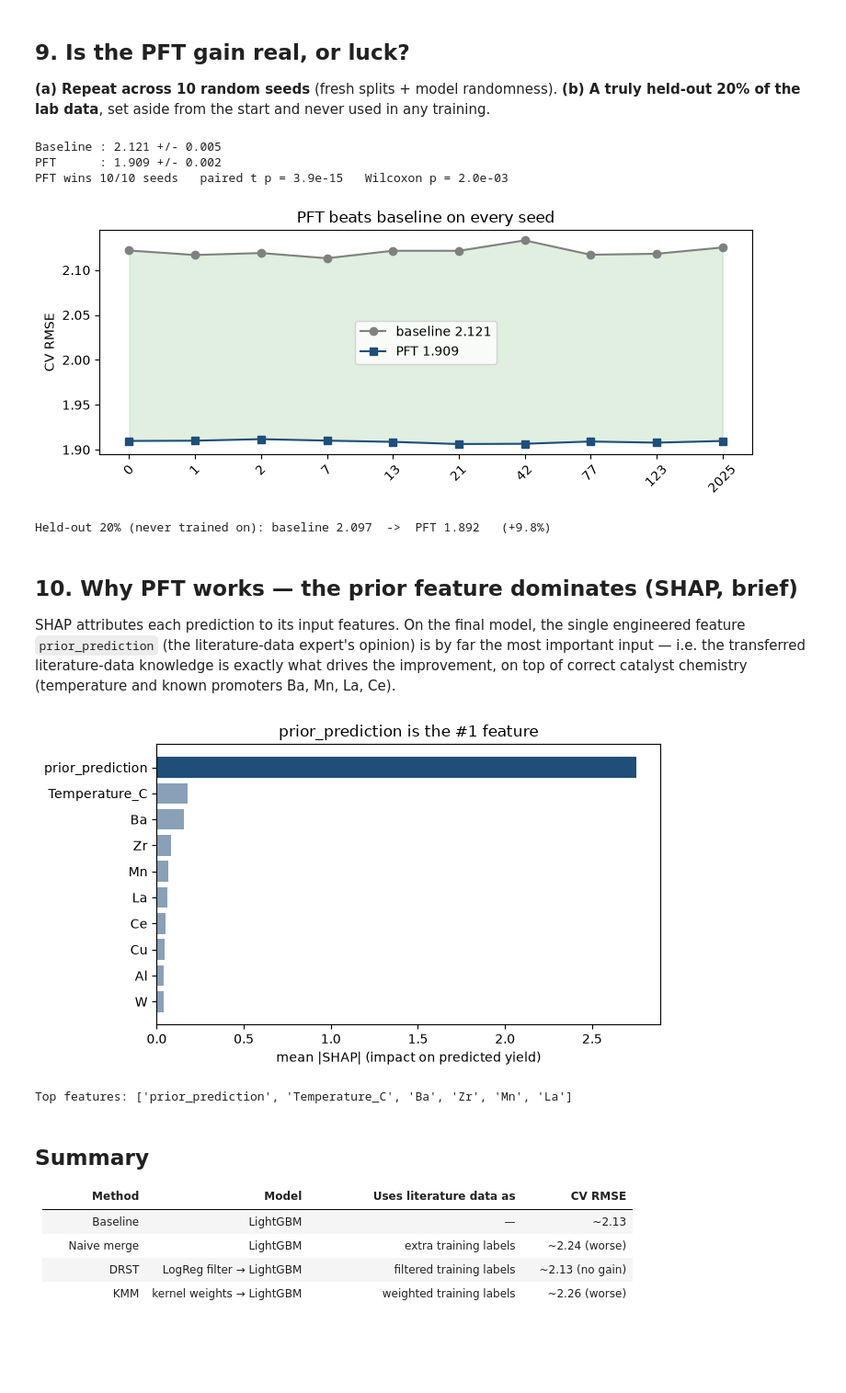
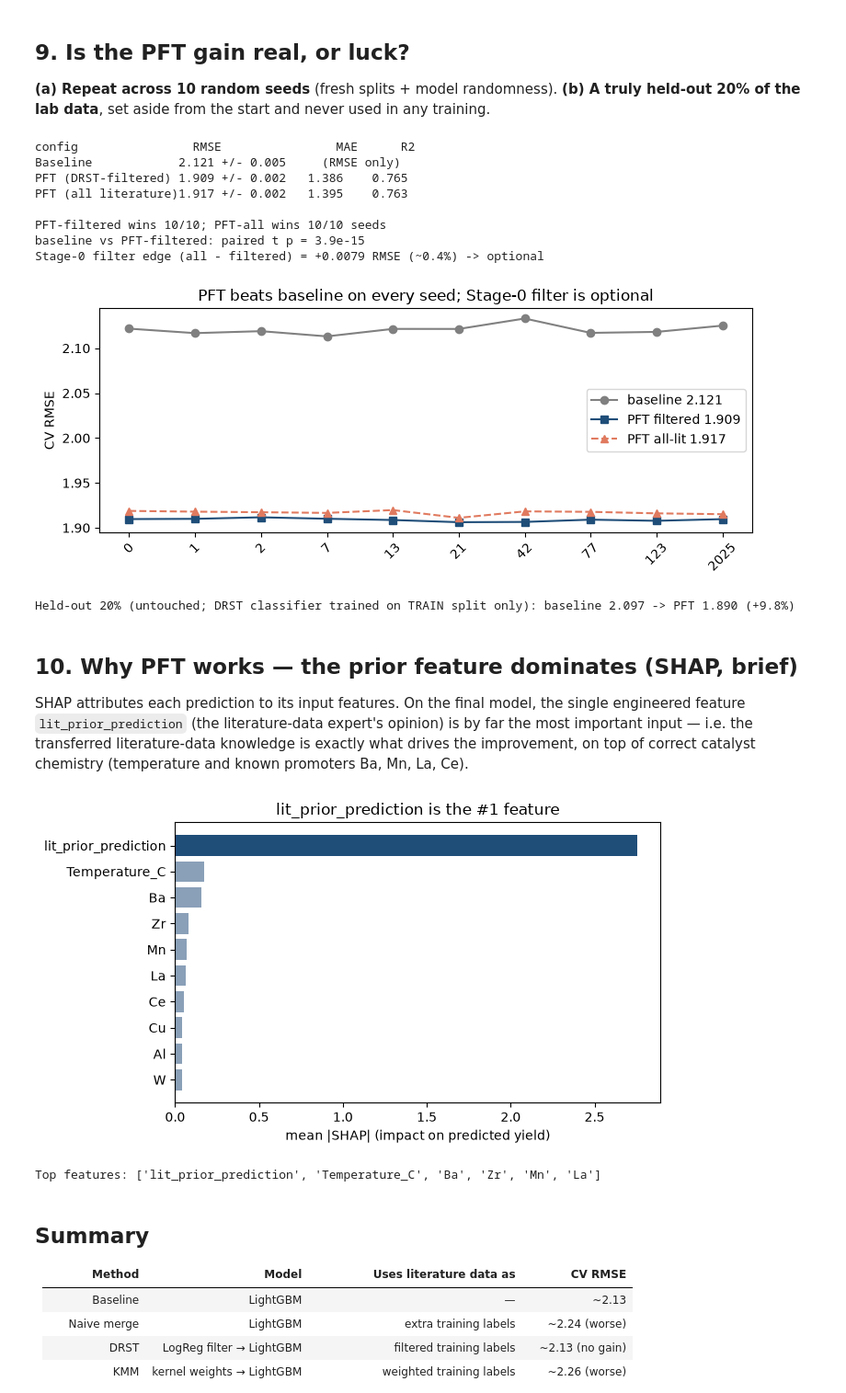
Before and after one commit to ParthN9i4/OCM-Dataset-JAIST, a Jupyter notebook: ocm_methodology.ipynb, the cells around one changed output. Shown at 92% size. Saved outputs shown, nothing was run; the diff lists cells and outputs as text; code cells hidden in the pictures; blank space fills up the shorter version.

```diff
--- a/ocm_methodology.ipynb
+++ b/ocm_methodology.ipynb
@@ -220,61 +223,88 @@ print(pd.DataFrame({'method': names, 'CV RMSE': [round(v,3) for v in vals],
 **(a) Repeat across 10 random seeds** (fresh splits + model randomness). **(b) A truly held-out 20% of the
 lab data**, set aside from the start and never used in any training.
 # %%
+from sklearn.metrics import mean_absolute_error, r2_score
+def pft_eval(seed, use_filter=True, cv=5):
+    if use_filter: m = p_lab_lit >= 0.30; Xlp, ylp = X_lit_sc[m], y_lit[m]
+    else:          Xlp, ylp = X_lit_sc, y_lit
+    kf = KFold(cv, shuffle=True, random_state=seed); rm, ma, rs = [], [], []
+    for tr, va in kf.split(X_lab_sc):
+        ypre = quantile_normalize_y(ylp, y_lab[tr])
+        pre = xgb.XGBRegressor(**xgb_params(seed)).fit(np.vstack([Xlp, X_lab_sc[tr]]), np.concatenate([ypre, y_lab[tr]]))
+        fin = lgb.LGBMRegressor(**lgb_params(seed)).fit(np.hstack([X_lab_sc[tr], pre.predict(X_lab_sc[tr]).reshape(-1,1)]), y_lab[tr])
+        yp = fin.predict(np.hstack([X_lab_sc[va], pre.predict(X_lab_sc[va]).reshape(-1,1)]))
+        rm.append(np.sqrt(mean_squared_error(y_lab[va], yp))); ma.append(mean_absolute_error(y_lab[va], yp)); rs.append(r2_score(y_lab[va], yp))
+    return np.mean(rm), np.mean(ma), np.mean(rs)
+
 SEEDS = [0, 1, 2, 7, 13, 21, 42, 77, 123, 2025]
-b_arr, p_arr = [], []
+b_arr, pf, pa = [], [], []
 for s in SEEDS:
-    b_arr.append(evaluate_cv_ours(seed=s)); p_arr.append(two_stage_pft(seed=s))
-b_arr, p_arr = np.array(b_arr), np.array(p_arr)
-print(f"Baseline : {b_arr.mean():.3f} +/- {b_arr.std(ddof=1):.3f}")
-print(f"PFT      : {p_arr.mean():.3f} +/- {p_arr.std(ddof=1):.3f}")
-print(f"PFT wins {(p_arr < b_arr).sum()}/{len(SEEDS)} seeds   paired t p = {ttest_rel(b_arr, p_arr)[1]:.1e}   Wilcoxon p = {wilcoxon(b_arr, p_arr)[1]:.1e}")
-plt.figure(figsize=(8, 3.4))
-x = np.arange(len(SEEDS))
+    b_arr.append(evaluate_cv_ours(seed=s)); pf.append(pft_eval(s, True)); pa.append(pft_eval(s, False))
+b_arr = np.array(b_arr); pf = np.array(pf); pa = np.array(pa)
+print("config                RMSE                MAE      R2")
+print(f"Baseline            {b_arr.mean():.3f} +/- {b_arr.std(ddof=1):.3f}     (RMSE only)")
+print(f"PFT (DRST-filtered) {pf[:,0].mean():.3f} +/- {pf[:,0].std(ddof=1):.3f}   {pf[:,1].mean():.3f}    {pf[:,2].mean():.3f}")
+print(f"PFT (all literature){pa[:,0].mean():.3f} +/- {pa[:,0].std(ddof=1):.3f}   {pa[:,1].mean():.3f}    {pa[:,2].mean():.3f}")
+print(f"\nPFT-filtered wins {(pf[:,0]<b_arr).sum()}/{len(SEEDS)}; PFT-all wins {(pa[:,0]<b_arr).sum()}/{len(SEEDS)} seeds")
+print(f"baseline vs PFT-filtered: paired t p = {ttest_rel(b_arr, pf[:,0])[1]:.1e}")
+print(f"Stage-0 filter edge (all - filtered) = {pa[:,0].mean()-pf[:,0].mean():+.4f} RMSE (~{100*(pa[:,0].mean()-pf[:,0].mean())/pf[:,0].mean():.1f}%) -> optional")
+plt.figure(figsize=(8, 3.4)); x = np.arange(len(SEEDS))
 plt.plot(x, b_arr, 'o-', color='gray', label=f'baseline {b_arr.mean():.3f}')
-plt.plot(x, p_arr, 's-', color='#1f4e79', label=f'PFT {p_arr.mean():.3f}')
-plt.fill_between(x, b_arr, p_arr, where=p_arr < b_arr, color='green', alpha=.12)
-plt.xticks(x, SEEDS, rotation=45); plt.ylabel('CV RMSE'); plt.title('PFT beats baseline on every seed'); plt.legend()
+plt.plot(x, pf[:,0], 's-', color='#1f4e79', label=f'PFT filtered {pf[:,0].mean():.3f}')
+plt.plot(x, pa[:,0], '^--', color='#e07a5f', label=f'PFT all-lit {pa[:,0].mean():.3f}')
+plt.xticks(x, SEEDS, rotation=45); plt.ylabel('CV RMSE')
+plt.title('PFT beats baseline on every seed; Stage-0 filter is optional'); plt.legend()
 plt.tight_layout(); plt.show()
 # %% [output]
-Baseline : 2.121 +/- 0.005
-PFT      : 1.909 +/- 0.002
-PFT wins 10/10 seeds   paired t p = 3.9e-15   Wilcoxon p = 2.0e-03
+config                RMSE                MAE      R2
+Baseline            2.121 +/- 0.005     (RMSE only)
+PFT (DRST-filtered) 1.909 +/- 0.002   1.386    0.765
+PFT (all literature)1.917 +/- 0.002   1.395    0.763
+
+PFT-filtered wins 10/10; PFT-all wins 10/10 seeds
+baseline vs PFT-filtered: paired t p = 3.9e-15
+Stage-0 filter edge (all - filtered) = +0.0079 RMSE (~0.4%) -> optional
-[figure, old version]
+[figure, new version]
 # %%
 rng_h = np.random.default_rng(2025); perm = rng_h.permutation(len(X_lab_sc)); nt = int(0.2*len(perm))
 te, trn = perm[:nt], perm[nt:]
+# Train the DRST domain classifier on the TRAIN split only -> the held-out 20% touches NOTHING.
+rc = np.random.default_rng(42); ssub = rc.choice(len(trn), min(10000, len(trn)), replace=False)
+clf_h = LogisticRegression(C=0.5, max_iter=1000, random_state=42, n_jobs=-1).fit(
+    np.vstack([X_lab_sc[trn[ssub]], X_lit_sc]), np.r_[np.ones(len(ssub)), np.zeros(len(X_lit_sc))])
+mask = clf_h.predict_proba(X_lit_sc)[:, 1] >= 0.30
 mb = lgb.LGBMRegressor(**lgb_params(42)).fit(X_lab_sc[trn], y_lab[trn])
 rb = np.sqrt(mean_squared_error(y_lab[te], mb.predict(X_lab_sc[te])))
-mask = p_lab_lit >= 0.30; yq = quantile_normalize_y(y_lit[mask], y_lab[trn])
+yq = quantile_normalize_y(y_lit[mask], y_lab[trn])
 pre = xgb.XGBRegressor(**xgb_params(42)).fit(np.vstack([X_lit_sc[mask], X_lab_sc[trn]]), np.concatenate([yq, y_lab[trn]]))
 fin = lgb.LGBMRegressor(**lgb_params(42)).fit(np.hstack([X_lab_sc[trn], pre.predict(X_lab_sc[trn]).reshape(-1,1)]), y_lab[trn])
 rp = np.sqrt(mean_squared_error(y_lab[te], fin.predict(np.hstack([X_lab_sc[te], pre.predict(X_lab_sc[te]).reshape(-1,1)]))))
-print(f"Held-out 20% (never trained on): baseline {rb:.3f}  ->  PFT {rp:.3f}   ({100*(rb-rp)/rb:+.1f}%)")
+print(f"Held-out 20% (untouched; DRST classifier trained on TRAIN split only): baseline {rb:.3f} -> PFT {rp:.3f} ({100*(rb-rp)/rb:+.1f}%)")
 # %% [output]
-Held-out 20% (never trained on): baseline 2.097  ->  PFT 1.892   (+9.8%)
+Held-out 20% (untouched; DRST classifier trained on TRAIN split only): baseline 2.097 -> PFT 1.890 (+9.8%)
 # %% [markdown]
 ## 10. Why PFT works — the prior feature dominates (SHAP, brief)
 
 SHAP attributes each prediction to its input features. On the final model, the single engineered feature
-`prior_prediction` (the literature-data expert's opinion) is by far the most important input — i.e. the
+`lit_prior_prediction` (the literature-data expert's opinion) is by far the most important input — i.e. the
 transferred literature-data knowledge is exactly what drives the improvement, on top of correct catalyst
 chemistry (temperature and known promoters Ba, Mn, La, Ce).
 # %%
 import shap
 mask = p_lab_lit >= 0.30; yq = quantile_normalize_y(y_lit[mask], y_lab)
 pre = xgb.XGBRegressor(**xgb_params(42)).fit(np.vstack([X_lit_sc[mask], X_lab_sc]), np.concatenate([yq, y_lab]))
-X_aug = np.hstack([X_lab_sc, pre.predict(X_lab_sc).reshape(-1, 1)]); names_aug = FEATURES + ['prior_prediction']
+X_aug = np.hstack([X_lab_sc, pre.predict(X_lab_sc).reshape(-1, 1)]); names_aug = FEATURES + ['lit_prior_prediction']
 final = lgb.LGBMRegressor(**lgb_params(42)).fit(X_aug, y_lab)
 idx = np.random.default_rng(42).choice(len(X_aug), 3000, replace=False)
 sv = shap.TreeExplainer(final).shap_values(X_aug[idx])
 imp = np.abs(sv).mean(0); order = np.argsort(-imp)[:10]
 plt.figure(figsize=(7, 4))
-plt.barh([names_aug[j] for j in order][::-1], imp[order][::-1], color=['#1f4e79' if names_aug[j]=='prior_prediction' else '#8aa0b8' for j in order][::-1])
-plt.xlabel('mean |SHAP| (impact on predicted yield)'); plt.title('prior_prediction is the #1 feature'); plt.tight_layout(); plt.show()
+plt.barh([names_aug[j] for j in order][::-1], imp[order][::-1], color=['#1f4e79' if names_aug[j]=='lit_prior_prediction' else '#8aa0b8' for j in order][::-1])
+plt.xlabel('mean |SHAP| (impact on predicted yield)'); plt.title('lit_prior_prediction is the #1 feature'); plt.tight_layout(); plt.show()
 print('Top features:', [names_aug[j] for j in order[:6]])
 # %% [output]
-[figure, old version]
+[figure, new version]
-Top features: ['prior_prediction', 'Temperature_C', 'Ba', 'Zr', 'Mn', 'La']
+Top features: ['lit_prior_prediction', 'Temperature_C', 'Ba', 'Zr', 'Mn', 'La']
 # %% [markdown]
 ## Summary
 
```
Also changed, not shown: parts of 2 cells of this notebook, 2 other files.
